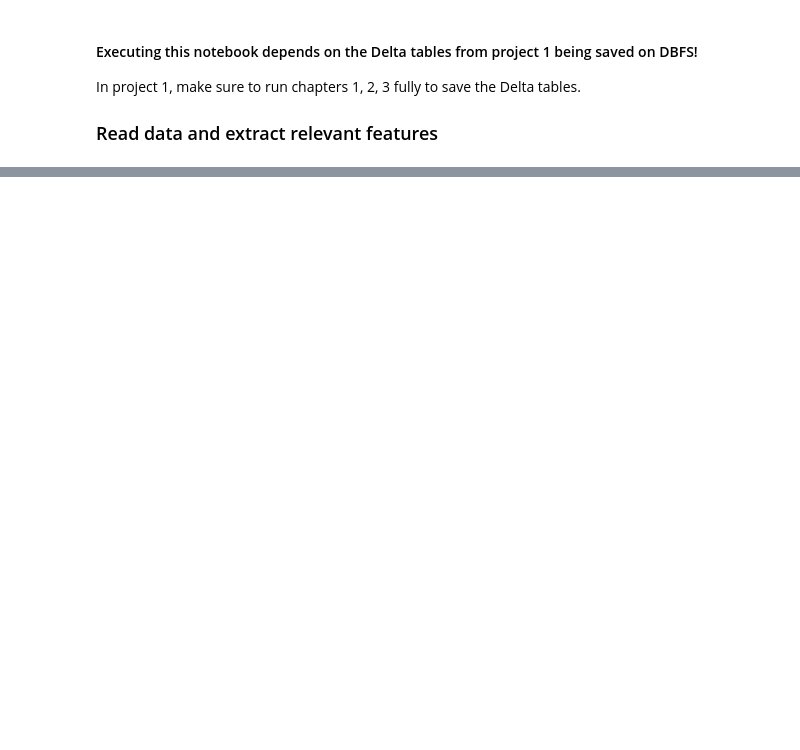
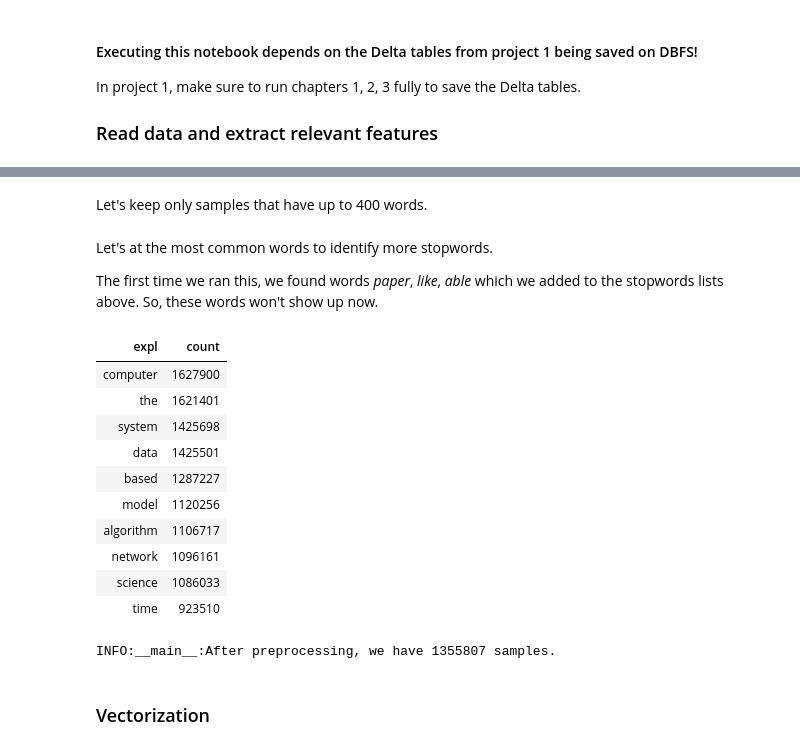
Before and after one commit to peepkolberg/bdm-project-4, a Jupyter notebook: Clustering.ipynb, the cells around one changed output, grey strips where cells are left out. Cells and saved outputs as stored; diff of their text form; code cells hidden in the pictures; blank space fills up the shorter version.

Commit message:
Add stopwords; Add data analysis

```diff
--- a/Clustering.ipynb
+++ b/Clustering.ipynb
@@ -71,12 +115,13 @@ def preprocess(text):
     text = re.sub('[^\w\s]', ' ', text)
     # tokenize text
     text_tokens = text.split(' ')
-    text_tokens = [word for word in text_tokens if word != '']
+    # keep only words that are longer than 1 letter
+    text_tokens = [word for word in text_tokens if word != '' and len(word) > 1]
     # remove stopwords
     stopwords = nlp.Defaults.stop_words
     tokens = [word for word in text_tokens if not word in stopwords]
     # lowercase and remove custom stopwords
-    custom_stopwords = ['doi', 'preprint', 'copyright', 'peer', 'reviewed', 'org', 'https', 'et', 'al', 'author', 'figure','rights', 'reserved', 'permission', 'used', 'using', 'biorxiv', 'medrxiv', 'license', 'fig', 'Elsevier', 'PMC', 'CZI', 'www']
+    custom_stopwords = ['doi', 'preprint', 'copyright', 'peer', 'reviewed', 'org', 'https', 'et', 'al', 'author', 'figure','rights', 'reserved', 'permission', 'used', 'using', 'biorxiv', 'medrxiv', 'license', 'fig', 'elsevier', 'pmc', 'czi', 'www', 'paper', '', 'like', 'able']
     tokens = [token.lower() for token in tokens if token not in custom_stopwords]
     return tokens
 
@@ -88,12 +133,13 @@ def preprocess_list(arr):
     text = re.sub('[^\w\s]', ' ', text)
     # tokenize text
     text_tokens = text.split(' ')
-    text_tokens = [word for word in text_tokens if word != '']
+    # keep only words that are longer than 1 letter
+    text_tokens = [word for word in text_tokens if word != '' and len(word) > 1]
     # remove stopwords
     stopwords = nlp.Defaults.stop_words
     tokens = [word for word in text_tokens if not word in stopwords]
     # lowercase and remove custom stopwords
-    custom_stopwords = ['doi', 'preprint', 'copyright', 'peer', 'reviewed', 'org', 'https', 'et', 'al', 'author', 'figure','rights', 'reserved', 'permission', 'used', 'using', 'biorxiv', 'medrxiv', 'license', 'fig', 'Elsevier', 'PMC', 'CZI', 'www']
+    custom_stopwords = ['doi', 'preprint', 'copyright', 'peer', 'reviewed', 'org', 'https', 'et', 'al', 'author', 'figure','rights', 'reserved', 'permission', 'used', 'using', 'biorxiv', 'medrxiv', 'license', 'fig', 'elsevier', 'pmc', 'czi', 'www', 'paper', '', 'like', 'able']
     tokens = [token.lower() for token in tokens if token not in custom_stopwords]
     return tokens
 
@@ -115,0 +189,3 @@ Vectorization of the data.
+# %%
+processed_data = (processed_data
+                  .withColumn('word_count', F.size(F.col('words'))))
@@ -115,0 +198,28 @@ Vectorization of the data.
+# %% [markdown]
+Let's keep only samples that have up to 400 words.
+# %%
+processed_data = processed_data.filter(F.col('word_count') <= 400)
+# %% [markdown]
+Let's at the most common words to identify more stopwords.
+
+The first time we ran this, we found words *paper*, *like*, *able* which we added to the stopwords lists above. So, these words won't show up now.
+# %%
+common_words = (processed_data
+                .withColumn('expl', F.explode(F.col('words')))
+                .groupBy(F.col('expl'))
+                .count()
+                .orderBy(F.desc('count')))
+# %%
+display(common_words.limit(10))
+# %% [output]
+| expl | count |
+| computer | 1627900 |
+| the | 1621401 |
+| system | 1425698 |
+| data | 1425501 |
+| based | 1287227 |
+| model | 1120256 |
+| algorithm | 1106717 |
+| network | 1096161 |
+| science | 1086033 |
+| time | 923510 |
@@ -116,3 +228,9 @@ Vectorization of the data.
+# %%
+logger.info(f'After preprocessing, we have {processed_data.count()} samples.')
+# %% [output]
+INFO:__main__:After preprocessing, we have 1355807 samples.
+# %% [markdown]
+### Vectorization
 # %%
 from pyspark.ml.feature import HashingTF, IDF
 # %%
```
Also changed, not shown: parts of 29 cells of this notebook.
